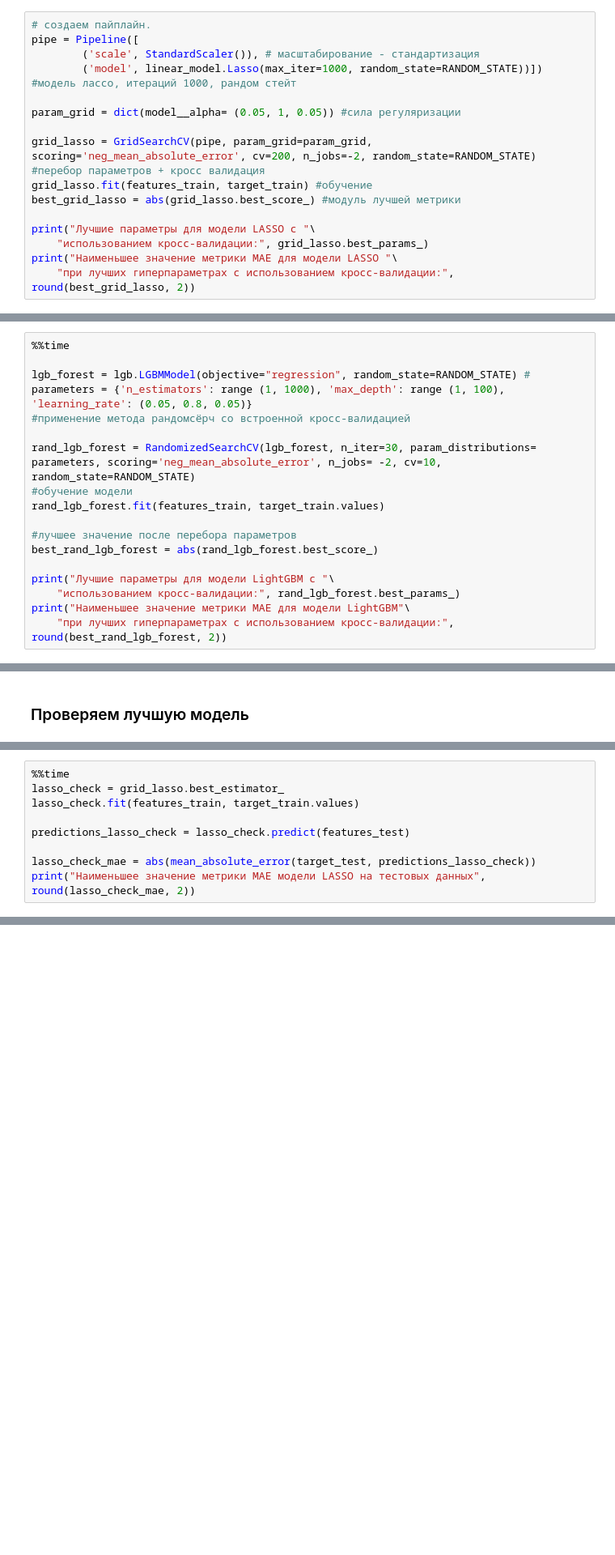
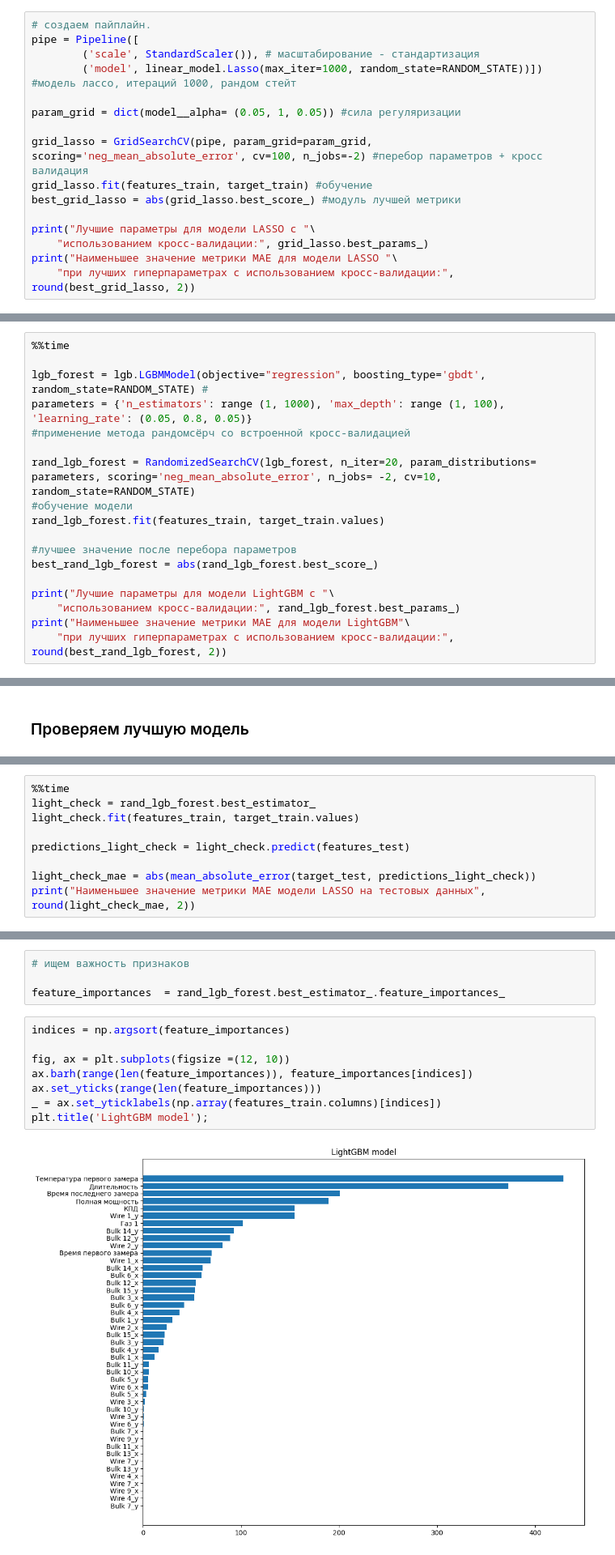
Before and after one commit to rustyt0aster/practicum, a Jupyter notebook: 14 Промышленность.ipynb, the cells around one changed output, grey strips where cells are left out. Shown: that part at 81% size. Drawn from its saved outputs; the diff is of its cells as text; blank space fills up the shorter version.

```diff
--- a/14 Промышленность.ipynb
+++ b/14 Промышленность.ipynb
@@ -1287,7 +1287,7 @@ pipe = Pipeline([
 
 param_grid = dict(model__alpha= (0.05, 1, 0.05)) #сила регуляризации
 
-grid_lasso = GridSearchCV(pipe, param_grid=param_grid, scoring='neg_mean_absolute_error', cv=200, n_jobs=-2, random_state=RANDOM_STATE) #перебор параметров + кросс валидация
+grid_lasso = GridSearchCV(pipe, param_grid=param_grid, scoring='neg_mean_absolute_error', cv=100, n_jobs=-2) #перебор параметров + кросс валидация
 grid_lasso.fit(features_train, target_train) #обучение
 best_grid_lasso = abs(grid_lasso.best_score_) #модуль лучшей метрики
 
@@ -1331,11 +1334,11 @@ NameError: name 'RandomForestRegressor' is not defined
 # %%
 %%time
 
-lgb_forest = lgb.LGBMModel(objective="regression", random_state=RANDOM_STATE) #
+lgb_forest = lgb.LGBMModel(objective="regression", boosting_type='gbdt', random_state=RANDOM_STATE) #
 parameters = {'n_estimators': range (1, 1000), 'max_depth': range (1, 100), 'learning_rate': (0.05, 0.8, 0.05)}
 #применение метода рандомсёрч со встроенной кросс-валидацией
 
-rand_lgb_forest = RandomizedSearchCV(lgb_forest, n_iter=30, param_distributions= parameters, scoring='neg_mean_absolute_error', n_jobs= -2, cv=10, random_state=RANDOM_STATE)
+rand_lgb_forest = RandomizedSearchCV(lgb_forest, n_iter=20, param_distributions= parameters, scoring='neg_mean_absolute_error', n_jobs= -2, cv=10, random_state=RANDOM_STATE)
 #обучение модели
 rand_lgb_forest.fit(features_train, target_train.values)
 
@@ -1379,10 +1385,10 @@ with option_context('display.max_colwidth', 400):
 # %%
 %%time
-lasso_check = grid_lasso.best_estimator_
-lasso_check.fit(features_train, target_train.values)
+light_check = rand_lgb_forest.best_estimator_
+light_check.fit(features_train, target_train.values)
 
-predictions_lasso_check = lasso_check.predict(features_test)
+predictions_light_check = light_check.predict(features_test)
 
-lasso_check_mae = abs(mean_absolute_error(target_test, predictions_lasso_check))
-print("Наименьшее значение метрики MAE модели LASSO на тестовых данных", round(lasso_check_mae, 2))
+light_check_mae = abs(mean_absolute_error(target_test, predictions_light_check))
+print("Наименьшее значение метрики MAE модели LASSO на тестовых данных", round(light_check_mae, 2))
 # %% [output]
@@ -1404 +1398,15 @@ plt.subplots_adjust(left=.3)
+# %%
+# ищем важность признаков
+
+feature_importances  = rand_lgb_forest.best_estimator_.feature_importances_
+# %%
+indices = np.argsort(feature_importances)
+
+fig, ax = plt.subplots(figsize =(12, 10))
+ax.barh(range(len(feature_importances)), feature_importances[indices])
+ax.set_yticks(range(len(feature_importances)))
+_ = ax.set_yticklabels(np.array(features_train.columns)[indices])
+plt.title('LightGBM model');
+# %% [output]
+[figure, added]
 # %% [markdown]
```
Also changed, not shown: parts of 14 cells of this notebook.
